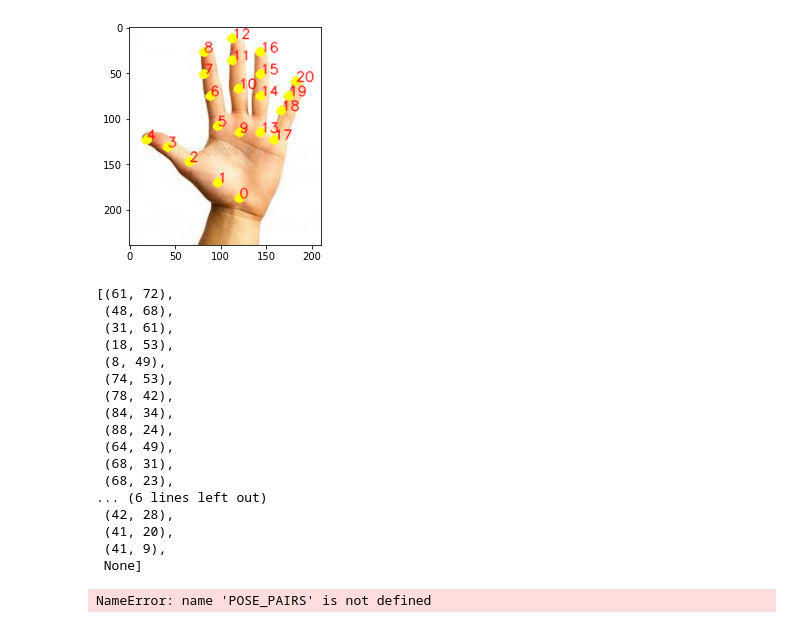
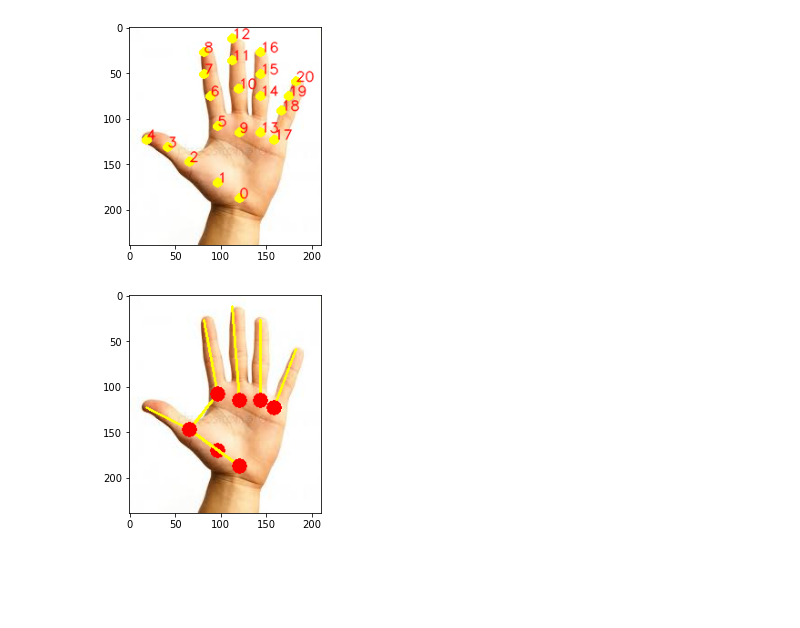
Before and after one commit to sourav301/handgesture, a Jupyter notebook: hand.ipynb, the cells around one changed output. Cells and saved outputs as stored; diff of their text form; code cells hidden in the pictures; blank space fills up the shorter version.

```diff
--- a/hand.ipynb
+++ b/hand.ipynb
@@ -4,8 +4,8 @@
 # %%
 import cv2
 # %%
-protoFile = "C:\\Users\\SIBSANKAR\\Desktop\\dev\\pose_deploy.prototxt"
-weightsFile = "C:\\Users\\SIBSANKAR\\Desktop\\dev\\pose_iter_102000.caffemodel"
+protoFile = "model\\pose_deploy.prototxt"
+weightsFile = "model\\pose_iter_102000.caffemodel"
 nPoints = 22
 
 frame = cv2.imread("C:\\Users\\SIBSANKAR\\Desktop\\dev\\hand.jpg")
@@ -56,36 +56,26 @@ plt.imshow(cv2.cvtColor(frameCopy, cv2.COLOR_BGR2RGB))
 plt.show()
 # %% [output]
 [figure]
-# %%
-points
-# %% [output]
-[(61, 72),
- (48, 68),
- (31, 61),
- (18, 53),
- (8, 49),
- (74, 53),
- (78, 42),
- (84, 34),
- (88, 24),
- (64, 49),
- (68, 31),
- (68, 23),
-... (6 lines left out)
- (42, 28),
- (41, 20),
- (41, 9),
- None]
 # %%
 # Draw Skeleton
+POSE_PAIRS=[]
+POSE_PAIRS.append((0,2))
+POSE_PAIRS.append((2,4))
+POSE_PAIRS.append((2,5))
+POSE_PAIRS.append((5,8))
+POSE_PAIRS.append((9,12))
+POSE_PAIRS.append((13,16))
+POSE_PAIRS.append((17,20))
 for pair in POSE_PAIRS:
     partA = pair[0]
     partB = pair[1]
 
     if points[partA] and points[partB]:
         cv2.line(frame, points[partA], points[partB], (0, 255, 255), 2)
         cv2.circle(frame, points[partA], 8, (0, 0, 255), thickness=-1, lineType=cv2.FILLED)
 
-cv2.imshow('Output-Skeleton', frame)
+# cv2.imshow('Output-Skeleton', frame)
+plt.imshow(cv2.cvtColor(frame,cv2.COLOR_BGR2RGB))
+plt.show()
 # %% [output]
-NameError: name 'POSE_PAIRS' is not defined
+[figure, added]
```
Also changed, not shown: parts of 1 cell of this notebook, 4 other files.
